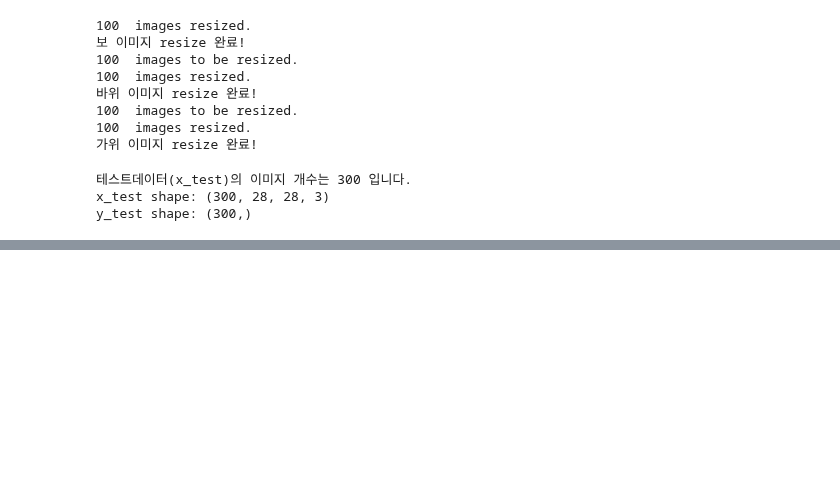
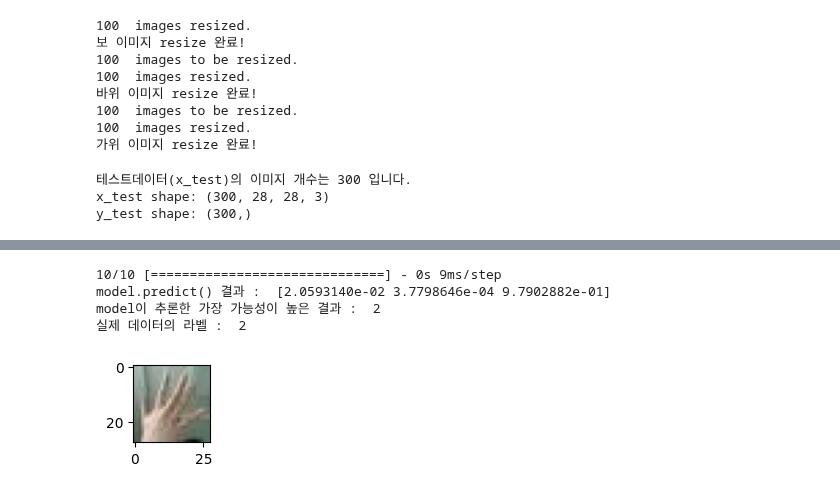
Before and after one commit to lys678/AIFFEL_Online_Quest, a Jupyter notebook: MainQuest/가위바위보.ipynb, the cells around one changed output, grey strips where cells are left out. Cells and saved outputs as stored; diff of their text form; code cells hidden in the pictures; blank space fills up the shorter version.

```diff
--- a/MainQuest/가위바위보.ipynb
+++ b/MainQuest/가위바위보.ipynb
@@ -271,7 +283,7 @@ def load_data(img_path, number_of_data=300):  # 가위바위보 이미지 개수
     print("테스트데이터(x_test)의 이미지 개수는", idx,"입니다.")
     return imgs, labels
 
-image_dir_path = "/content/drive/MyDrive/rock_scissor_paper2"
+image_dir_path = "/content/drive/MyDrive/rock_scissor_paper3"
 (x_test, y_test)=load_data(image_dir_path)
 x_test_norm = x_test/255.0   # 입력은 0~1 사이의 값으로 정규화
 
@@ -291,0 +304,18 @@ test_accuracy: 0.6100000143051147
+# %%
+predicted_result = model.predict(x_test_norm)  # model이 추론한 확률값.
+predicted_labels = np.argmax(predicted_result, axis=1) # model이 추론한 숫자
+
+idx=250  #1번째 x_test를 살펴보자.
+print('model.predict() 결과 : ', predicted_result[idx])
+print('model이 추론한 가장 가능성이 높은 결과 : ', predicted_labels[idx])
+print('실제 데이터의 라벨 : ', y_test[idx])
+
+plt.figure(figsize=(1, 1))
+plt.imshow(x_test[idx],cmap=plt.cm.binary)
+plt.show()
+# %% [output]
+10/10 [==============================] - 0s 9ms/step
+model.predict() 결과 :  [2.0593140e-02 3.7798646e-04 9.7902882e-01]
+model이 추론한 가장 가능성이 높은 결과 :  2
+실제 데이터의 라벨 :  2
+[figure, added]
```
Also changed, not shown: parts of 10 cells of this notebook.
